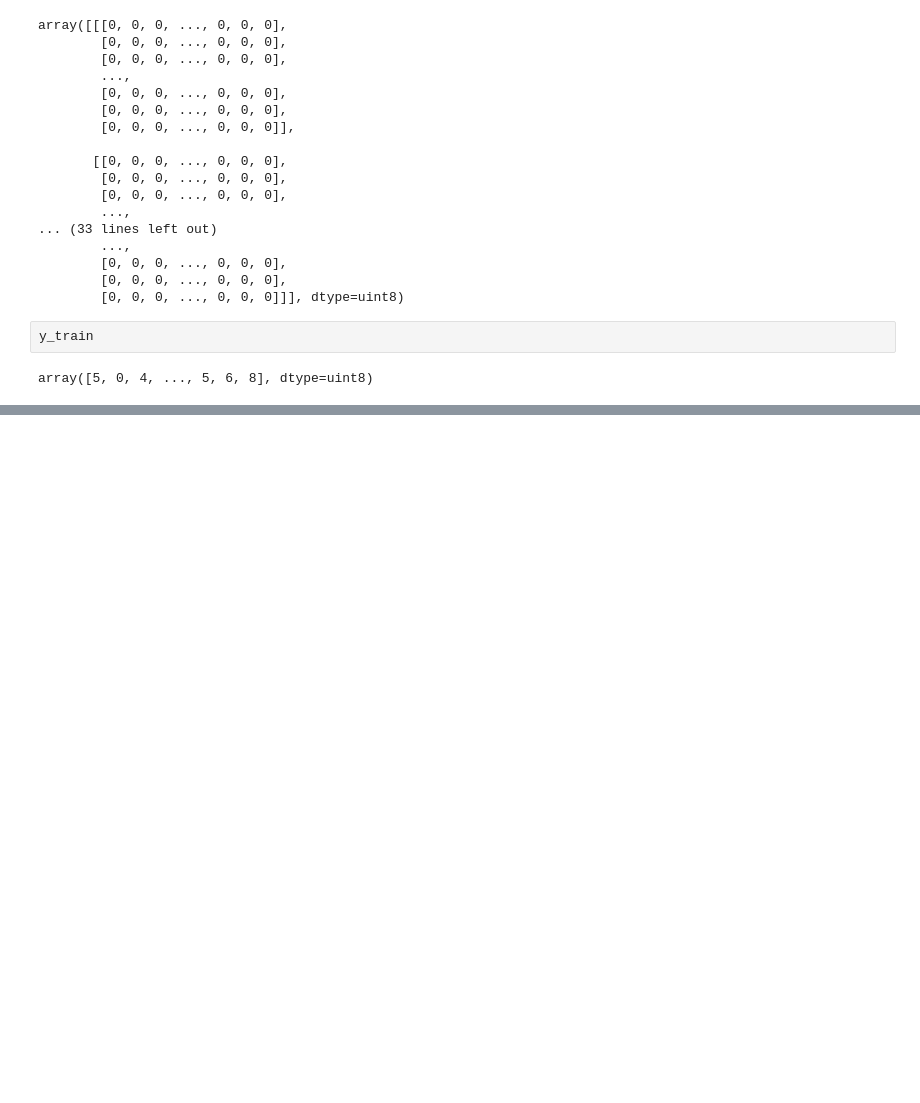
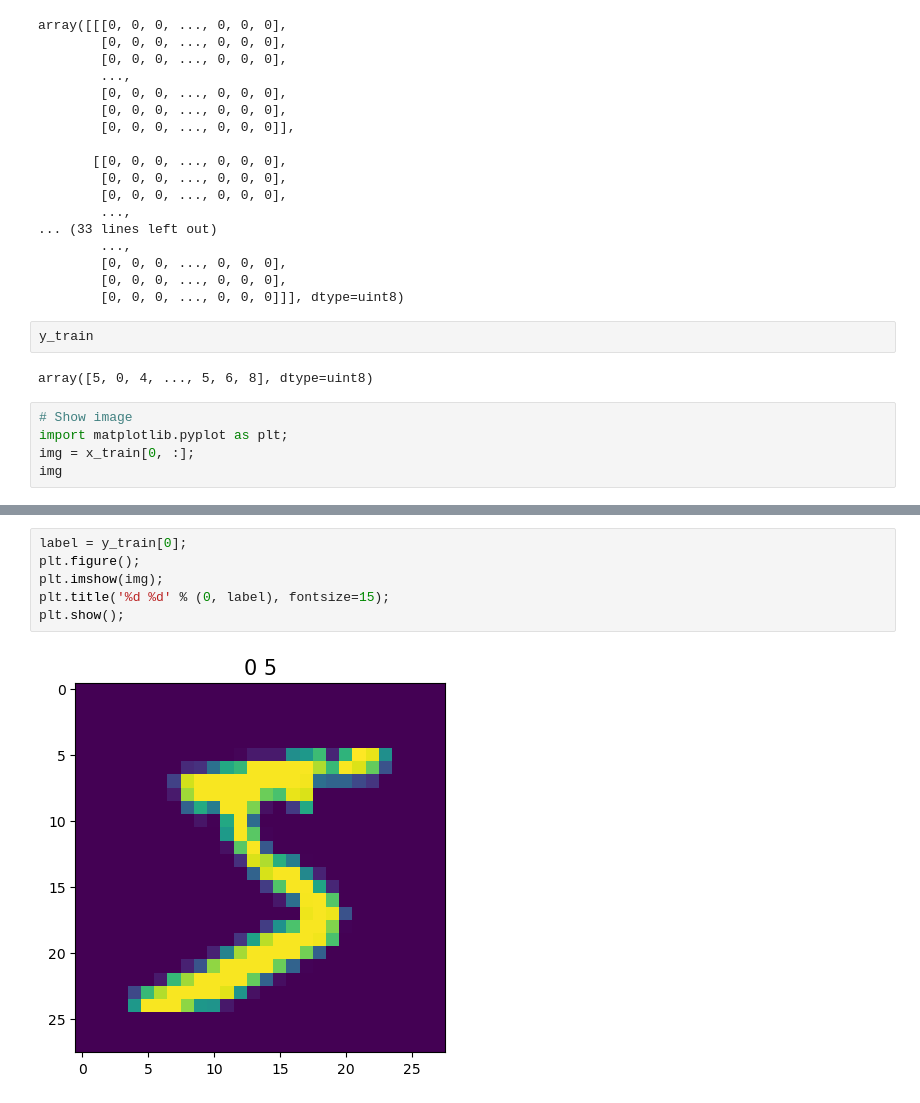
Before and after one commit to msio900/DLearning, a Jupyter notebook: mnist.ipynb, the cells around one changed output, grey strips where cells are left out. Cells and saved outputs as stored; diff of their text form; blank space fills up the shorter version.

```diff
--- a/mnist.ipynb
+++ b/mnist.ipynb
@@ -40,3 +40,8 @@ array([[[0, 0, 0, ..., 0, 0, 0],
 y_train
 # %% [output]
 array([5, 0, 4, ..., 5, 6, 8], dtype=uint8)
+# %%
+# Show image
+import matplotlib.pyplot as plt;
+img = x_train[0, :];
+img
@@ -42,0 +66,8 @@ array([5, 0, 4, ..., 5, 6, 8], dtype=uint8)
+# %%
+label = y_train[0];
+plt.figure();
+plt.imshow(img);
+plt.title('%d %d' % (0, label), fontsize=15);
+plt.show();
+# %% [output]
+[figure, added]
```
Also changed, not shown: parts of 3 cells of this notebook, 3 other files.
